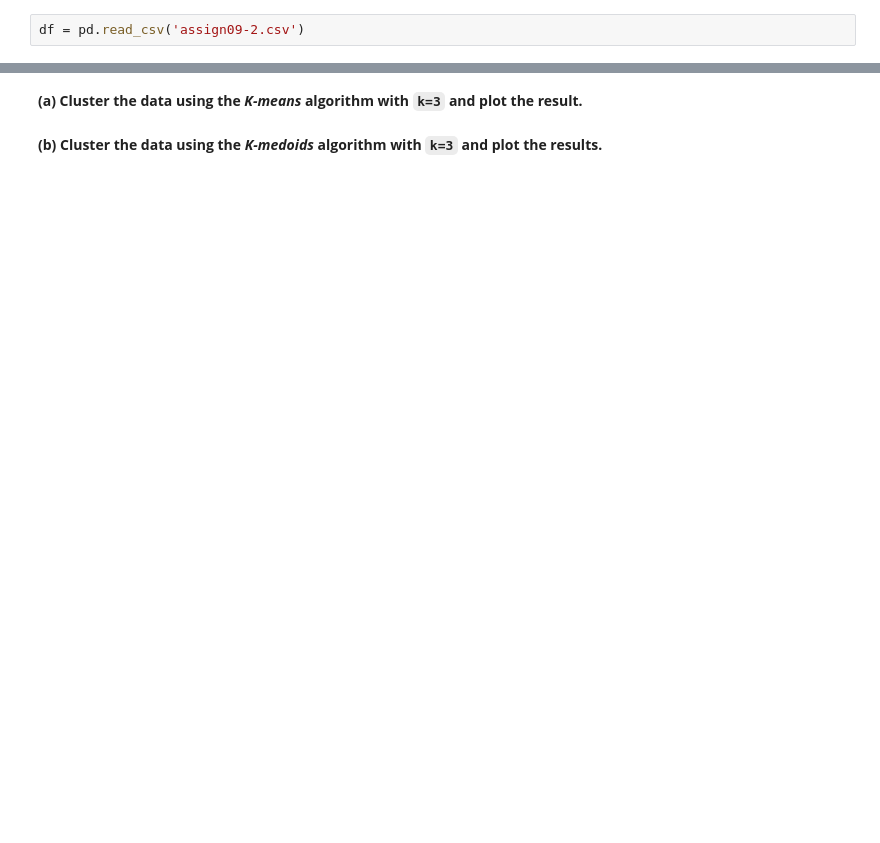
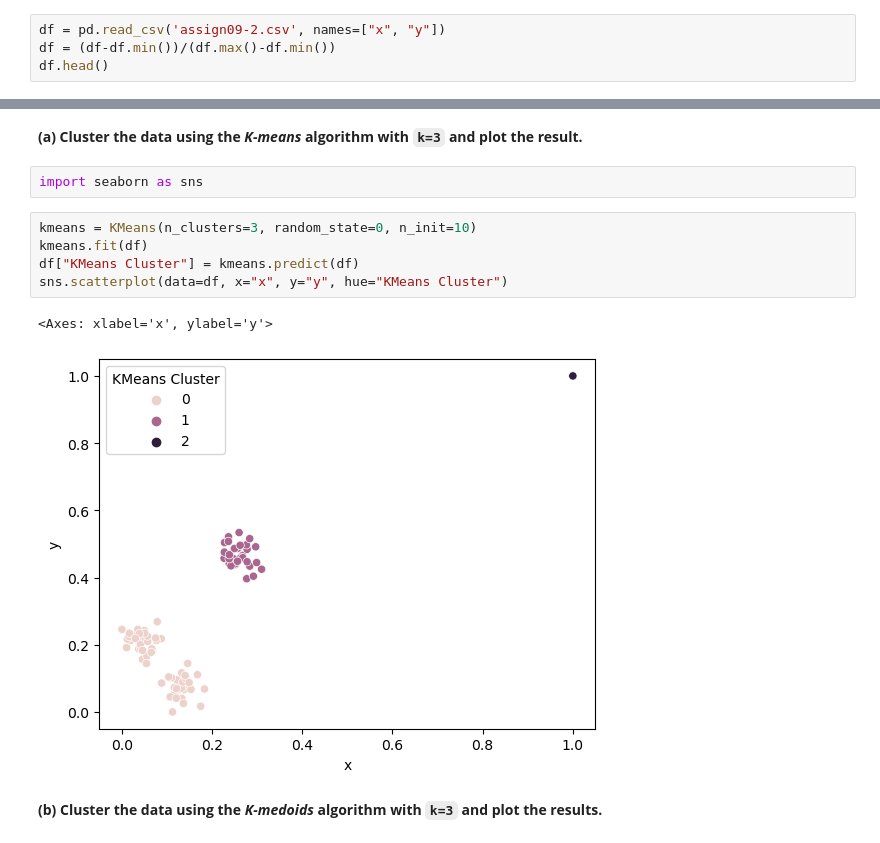
Before and after one commit to kssrr/DataMiningAssignments, a Jupyter notebook: Exercise10/Assignment_10.ipynb, the cells around one changed output, grey strips where cells are left out. Cells and saved outputs as stored; diff of their text form; blank space fills up the shorter version.

```diff
--- a/Exercise10/Assignment_10.ipynb
+++ b/Exercise10/Assignment_10.ipynb
@@ -123,2 +116,4 @@ Requirement already satisfied: threadpoolctl>=2.0.0 in /Users/lorenzruckert/anac
 # %%
-df = pd.read_csv('assign09-2.csv')
+df = pd.read_csv('assign09-2.csv', names=["x", "y"])
+df = (df-df.min())/(df.max()-df.min())
+df.head()
@@ -125,4 +127,14 @@ df = pd.read_csv('assign09-2.csv')
 # %% [markdown]
 __(a) Cluster  the  data  using  the  *K-means* algorithm with `k=3` and plot the result.__
+# %%
+import seaborn as sns
+# %%
+kmeans = KMeans(n_clusters=3, random_state=0, n_init=10)
+kmeans.fit(df)
+df["KMeans Cluster"] = kmeans.predict(df)
+sns.scatterplot(data=df, x="x", y="y", hue="KMeans Cluster")
+# %% [output]
+<Axes: xlabel='x', ylabel='y'>
+[figure, added]
 # %% [markdown]
 __(b) Cluster the data using the *K-medoids* algorithm with `k=3` and plot the results.__
```
Also changed, not shown: parts of 4 cells of this notebook.
